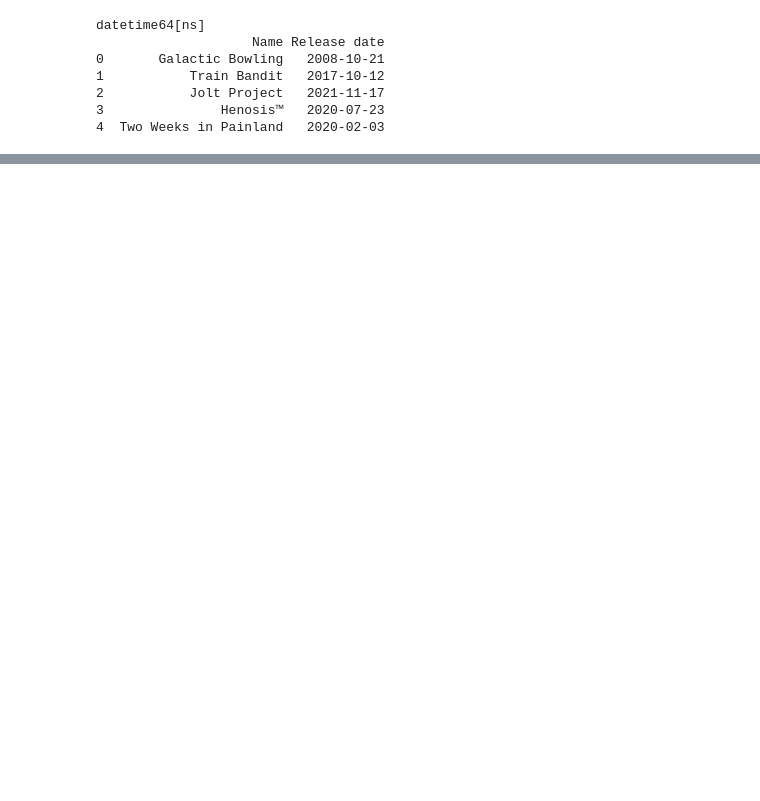
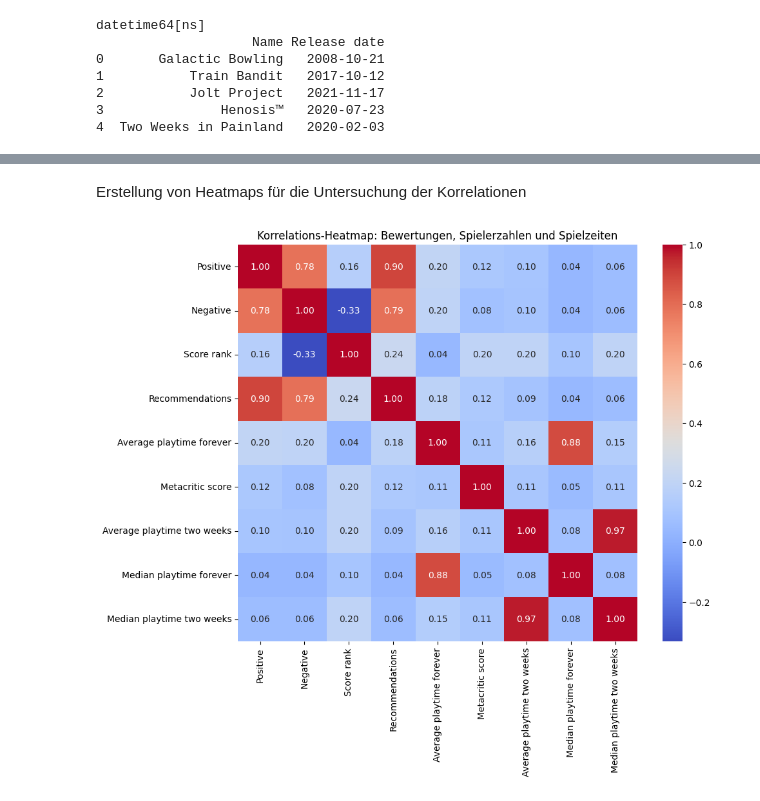
Before and after one commit to Hinamih/BDASos25-, a Jupyter notebook: BDA Analyseprojekt.ipynb, the cells around one changed output, grey strips where cells are left out. Cells and saved outputs as stored; diff of their text form; code cells hidden in the pictures; blank space fills up the shorter version.

```diff
--- a/BDA Analyseprojekt.ipynb
+++ b/BDA Analyseprojekt.ipynb
@@ -267,0 +347,28 @@ print(df[['Name','Release date','Quartal']].head(10))
+# %% [markdown]
+Erstellung von Heatmaps für die Untersuchung der Korrelationen
+# %%
+
+# Spalten für die Heatmap (ohne 'Name')
+columns_of_interest = [
+    'Positive',
+    'Negative',
+    'Score rank',
+    'Recommendations',
+    'Average playtime forever',
+    'Metacritic score',
+    'Average playtime two weeks',
+    'Median playtime forever',
+    'Median playtime two weeks'
+]
+
+# Subset erstellen und Korrelation berechnen
+subset_df = df[columns_of_interest]
+corr = subset_df.corr()
+
+# Heatmap zeichnen
+plt.figure(figsize=(10, 8))
+sns.heatmap(corr, annot=True, cmap='coolwarm', fmt=".2f")
+plt.title('Korrelations-Heatmap: Bewertungen, Spielerzahlen und Spielzeiten')
+plt.show()
+# %% [output]
+[figure, added]
```
Also changed, not shown: parts of 52 cells of this notebook.
